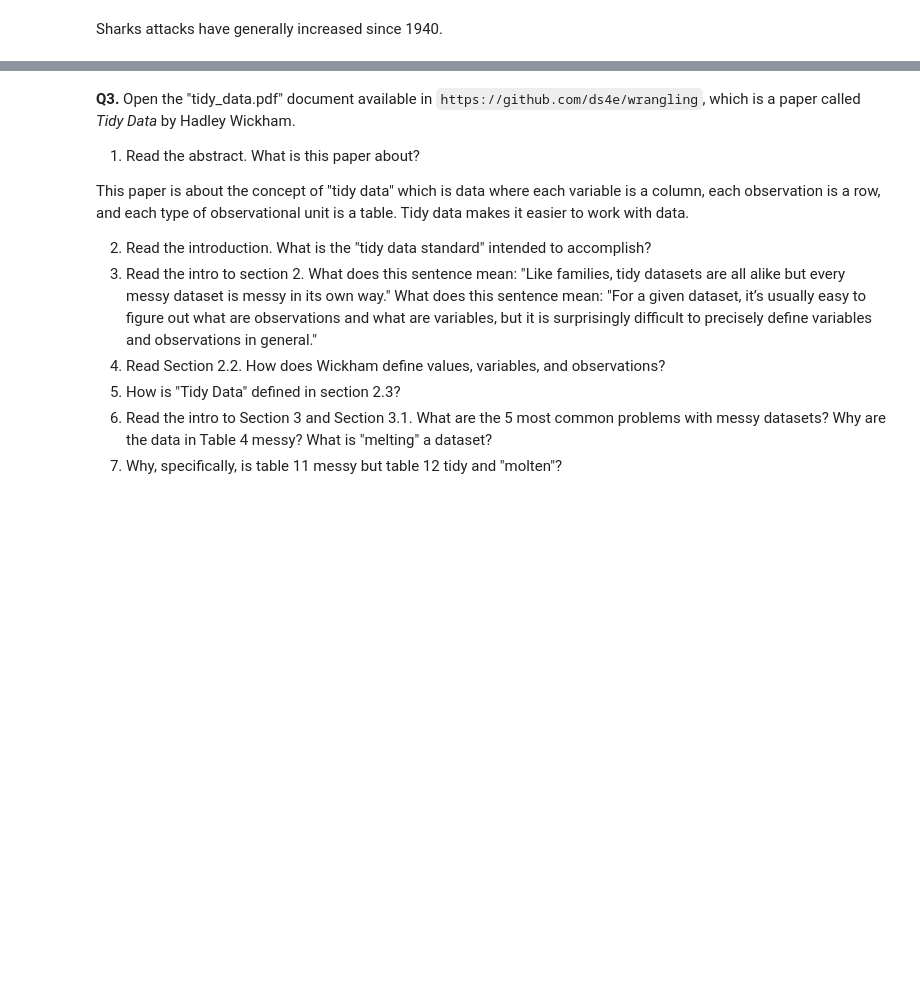
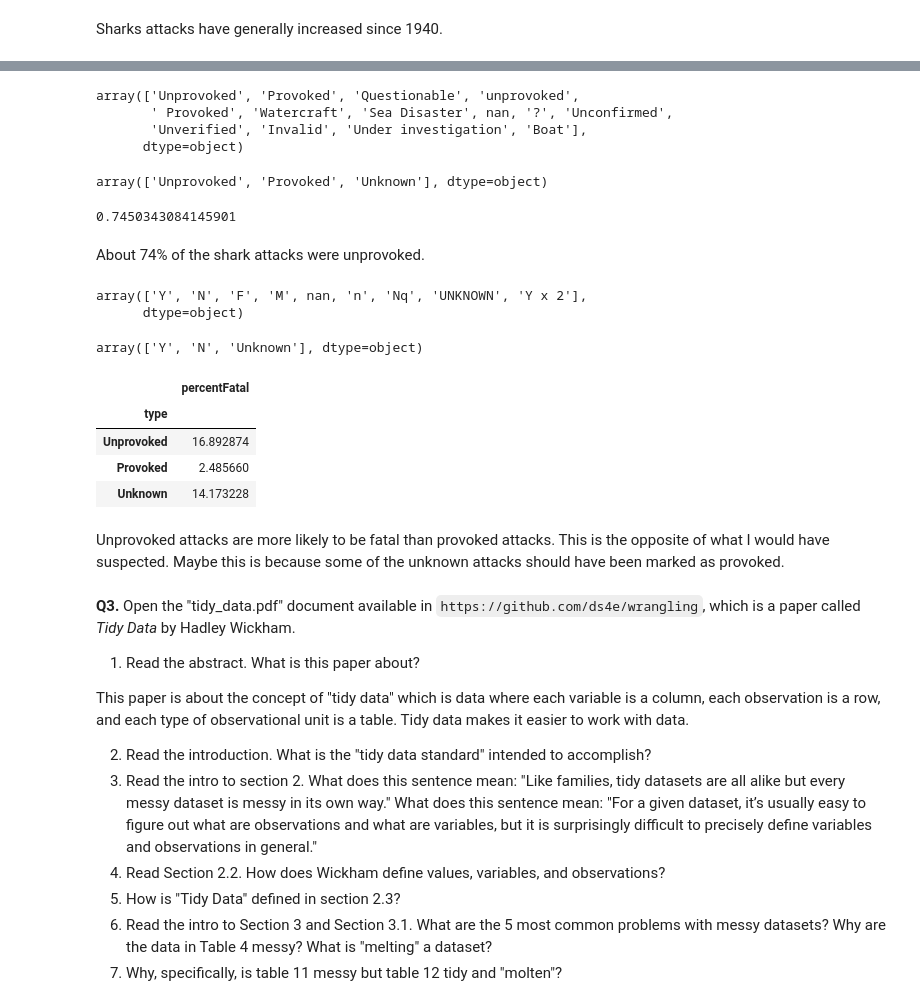
Before and after one commit to syd-nguyen/ds3021-assignments, a Jupyter notebook: assignments/01_assignment_wrangling_and_eda.ipynb, the cells around one changed output, grey strips where cells are left out. Cells and saved outputs as stored; diff of their text form; code cells hidden in the pictures; blank space fills up the shorter version.

Commit message:
question 2

```diff
--- a/assignments/01_assignment_wrangling_and_eda.ipynb
+++ b/assignments/01_assignment_wrangling_and_eda.ipynb
@@ -196,3 +212,76 @@ array(['13', '?', '39', '11', '27', '12', '26', '56', '55', '24', '25',
+# %%
+# 6
+
+# code to find weird things
+SHARKS4 = SHARKS3.copy()
+SHARKS4['Type'].unique()
+# %% [output]
+array(['Unprovoked', 'Provoked', 'Questionable', 'unprovoked',
+       ' Provoked', 'Watercraft', 'Sea Disaster', nan, '?', 'Unconfirmed',
+       'Unverified', 'Invalid', 'Under investigation', 'Boat'],
+      dtype=object)
+# %%
+# code to fix weird things
+toUnknown = ['Questionable', 'Watercraft', 'Sea Disaster', np.nan, '?', 'Unconfirmed', 'Unverified', 'Invalid', 'Under investigation', 'Boat']
+SHARKS4['Type'] = SHARKS4['Type'].replace(toUnknown, 'Unknown')
+SHARKS4['Type'] = SHARKS4['Type'].replace('unprovoked', 'Unprovoked')
+SHARKS4['Type'] = SHARKS4['Type'].replace(' Provoked', 'Provoked')
+SHARKS4['Type'].unique()
+# %% [output]
+array(['Unprovoked', 'Provoked', 'Unknown'], dtype=object)
+# %%
+# find proportion unprovoked
+len(SHARKS4[SHARKS4['Type'] == 'Unprovoked']) / len(SHARKS4['Type'])
+# %% [output]
+0.7450343084145901
+# %% [markdown]
+About 74% of the shark attacks were unprovoked.
+# %%
+# 7
+
+# code to find weird things
+SHARKS5 = SHARKS4.copy()
+SHARKS5['Fatal Y/N'] = SHARKS5['Fatal Y/N'].str.strip()
+SHARKS5['Fatal Y/N'].unique()
+# %% [output]
+array(['Y', 'N', 'F', 'M', nan, 'n', 'Nq', 'UNKNOWN', 'Y x 2'],
+      dtype=object)
+# %%
+# code to fix weird things
+toY = ['F', 'Y x 2']
+toN = ['n', 'Nq']
+toUnknown2 = ['M', np.nan, 'UNKNOWN']
+SHARKS5['Fatal Y/N'] = SHARKS5['Fatal Y/N'].replace(toY, 'Y')
+SHARKS5['Fatal Y/N'] = SHARKS5['Fatal Y/N'].replace(toN, 'N')
+SHARKS5['Fatal Y/N'] = SHARKS5['Fatal Y/N'].replace(toUnknown2, 'Unknown')
+SHARKS5['Fatal Y/N'].unique()
+# %% [output]
+array(['Y', 'N', 'Unknown'], dtype=object)
+# %%
+# 8
+
+types = SHARKS5['Type'].unique()
+
+fatalityByType = pd.DataFrame({
+    'type': types,
+    'percentFatal': [0.0, 0.0, 0.0]
+})
+fatalityByType = fatalityByType.set_index('type')
+
+for type in types:
+    fatalColumn = SHARKS5[SHARKS5['Type'] == type]['Fatal Y/N']
+    percentFatal = ( len(fatalColumn[fatalColumn == 'Y']) / len(fatalColumn) ) * 100
+    fatalityByType.loc[type, 'percentFatal'] = percentFatal
+
+fatalityByType
+# %% [output]
+|  | percentFatal |
+| type |  |
+| Unprovoked | 16.892874 |
+| Provoked | 2.485660 |
+| Unknown | 14.173228 |
+# %% [markdown]
+Unprovoked attacks are more likely to be fatal than provoked attacks. This is the opposite of what I would have suspected. Maybe this is because some of the unknown attacks should have been marked as provoked.
 # %% [markdown]
 **Q3.** Open the "tidy_data.pdf" document available in `https://github.com/ds4e/wrangling`, which is a paper called *Tidy Data* by Hadley Wickham.
 
```
Also changed, not shown: parts of 5 cells of this notebook.
